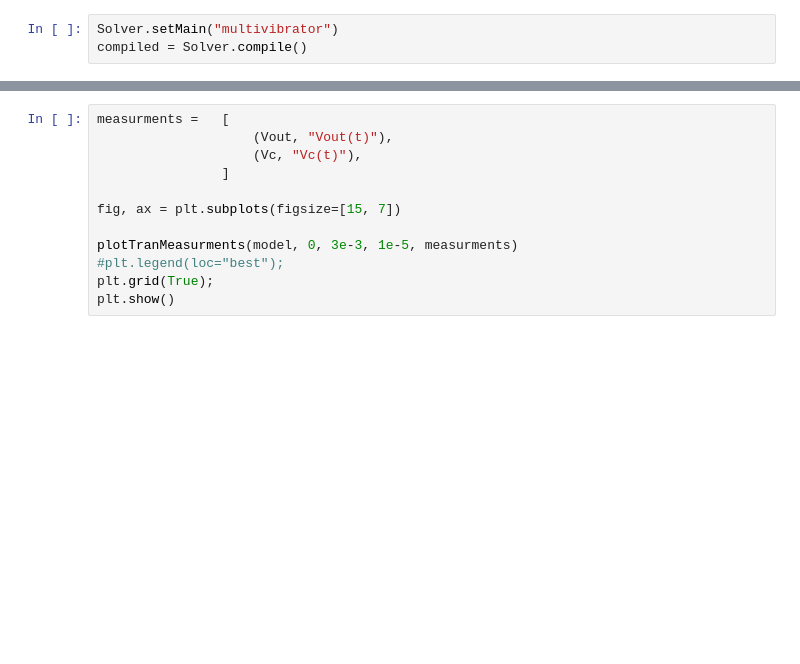
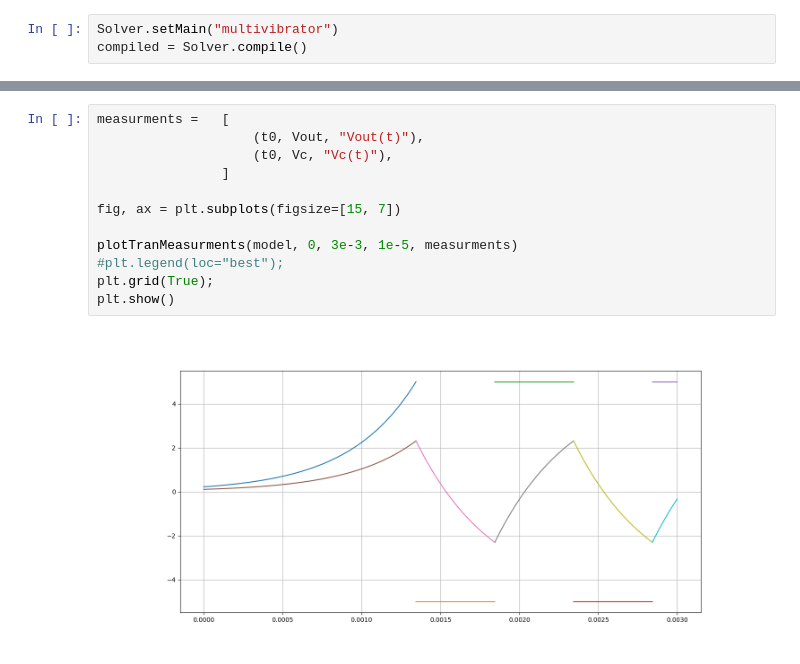
Before and after one commit to Baby1991/Symbolic-Spice, a Jupyter notebook: multivibrator.ipynb, the cells around one changed output, grey strips where cells are left out. Saved outputs shown, nothing was run; the diff lists cells and outputs as text; blank space fills up the shorter version.

```diff
--- a/multivibrator.ipynb
+++ b/multivibrator.ipynb
@@ -32,12 +79,14 @@ printModel(model, var=t, important={Vout, Vc})
 # %%
 measurments =   [
-                    (Vout, "Vout(t)"),
-                    (Vc, "Vc(t)"),
+                    (t0, Vout, "Vout(t)"),
+                    (t0, Vc, "Vc(t)"),
                 ]
 
 fig, ax = plt.subplots(figsize=[15, 7])
 
 plotTranMeasurments(model, 0, 3e-3, 1e-5, measurments)
 #plt.legend(loc="best");
 plt.grid(True);
 plt.show()
+# %% [output]
+[figure, added]
```
Also changed, not shown: parts of 6 cells of this notebook, 12 other files.
